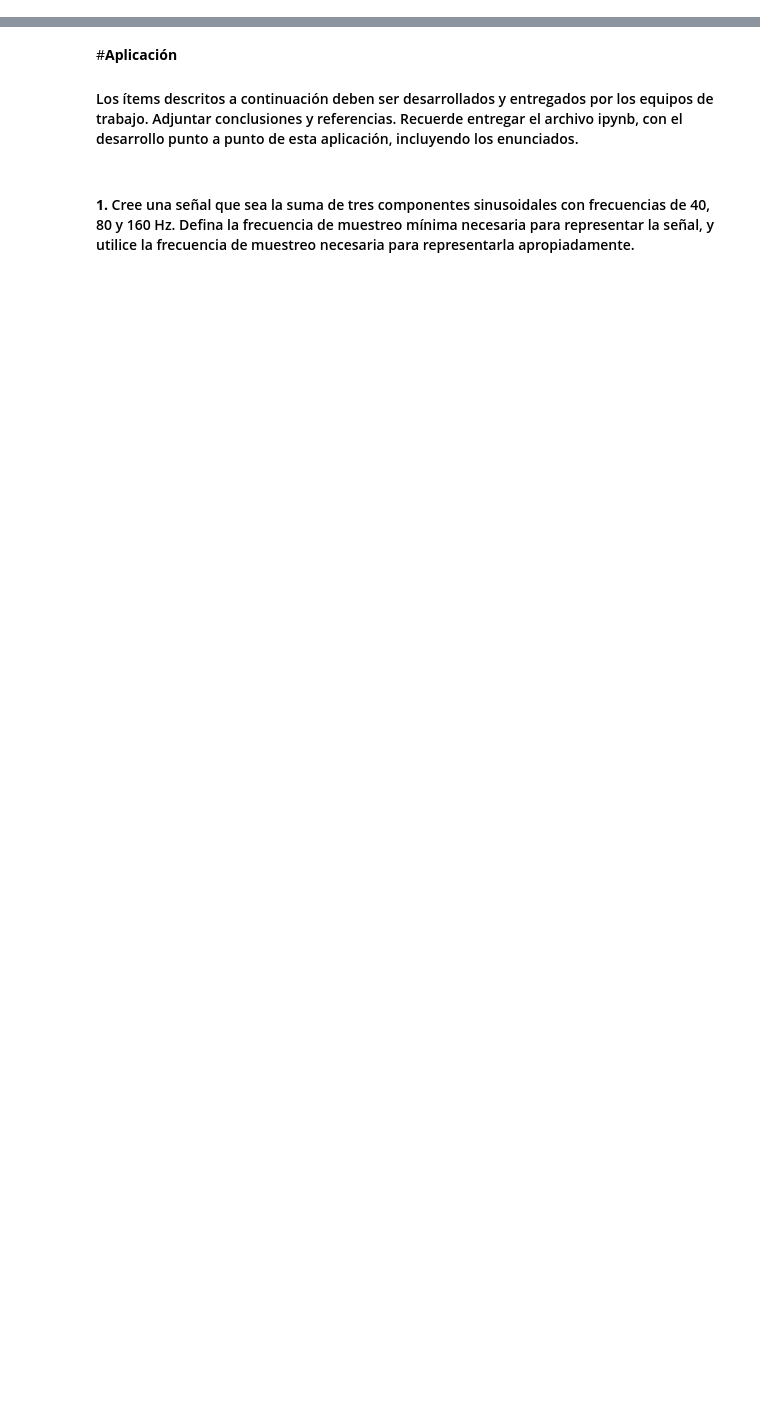
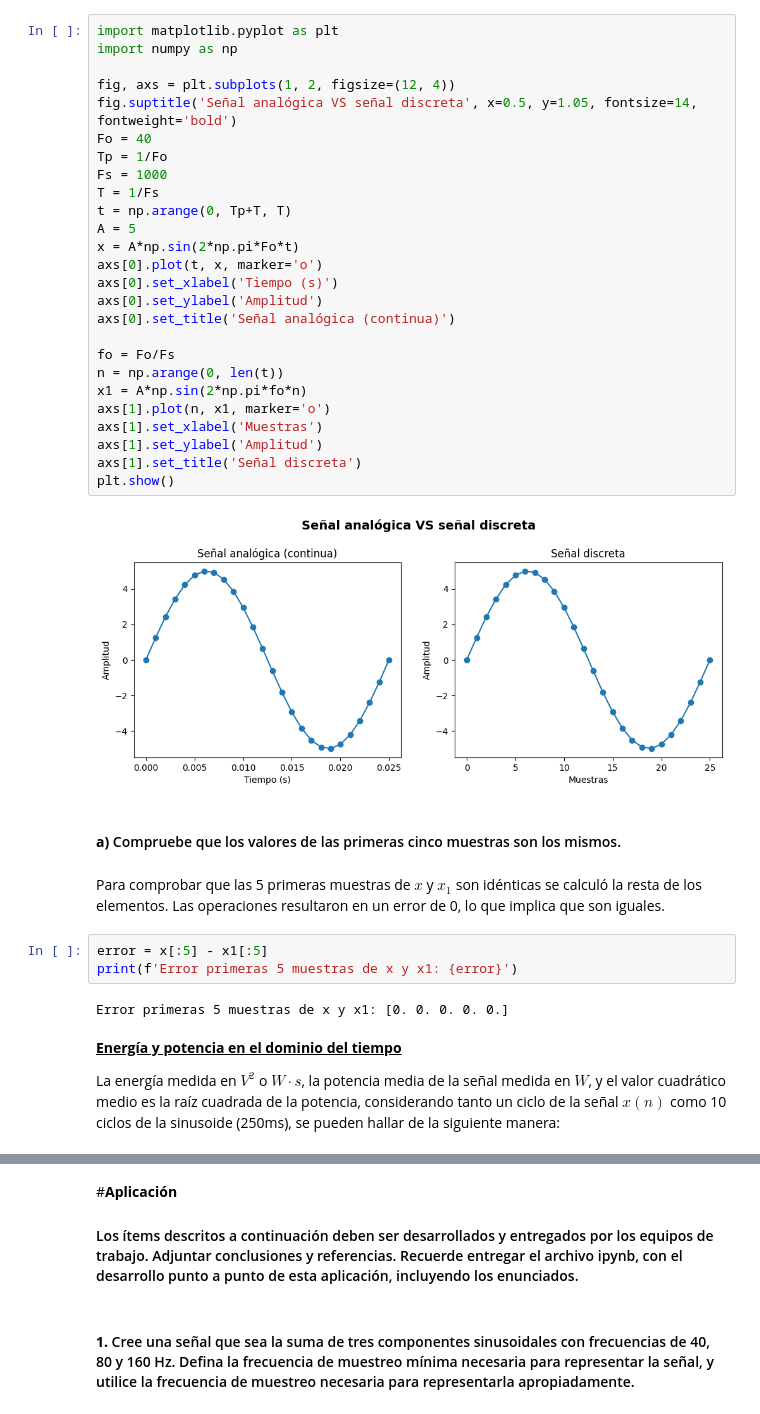
Before and after one commit to marianayarce1224/lab_biosenales, a Jupyter notebook: PRACTICA5/P5_Python_G3.ipynb, the cells around one changed output, grey strips where cells are left out. Saved outputs shown, nothing was run; the diff lists cells and outputs as text; blank space fills up the shorter version.

```diff
--- a/PRACTICA5/P5_Python_G3.ipynb
+++ b/PRACTICA5/P5_Python_G3.ipynb
@@ -11,0 +24,41 @@
+# %%
+import matplotlib.pyplot as plt
+import numpy as np
+
+fig, axs = plt.subplots(1, 2, figsize=(12, 4))
+fig.suptitle('Señal analógica VS señal discreta', x=0.5, y=1.05, fontsize=14, fontweight='bold')
+Fo = 40
+Tp = 1/Fo
+Fs = 1000
+T = 1/Fs
+t = np.arange(0, Tp+T, T)
+A = 5
+x = A*np.sin(2*np.pi*Fo*t)
+axs[0].plot(t, x, marker='o')
+axs[0].set_xlabel('Tiempo (s)')
+axs[0].set_ylabel('Amplitud')
+axs[0].set_title('Señal analógica (continua)')
+
+fo = Fo/Fs
+n = np.arange(0, len(t))
+x1 = A*np.sin(2*np.pi*fo*n)
+axs[1].plot(n, x1, marker='o')
+axs[1].set_xlabel('Muestras')
+axs[1].set_ylabel('Amplitud')
+axs[1].set_title('Señal discreta')
+plt.show()
+# %% [output]
+[figure, added]
+# %% [markdown]
+<h4><b>a)</b> Compruebe que los valores de las primeras cinco muestras son los mismos.</h4>
+# %% [markdown]
+Para comprobar que las 5 primeras muestras de $x$ y $x_1$ son idénticas se calculó la resta de los elementos. Las operaciones resultaron en un error de 0, lo que implica que son iguales.
+# %%
+error = x[:5] - x1[:5]
+print(f'Error primeras 5 muestras de x y x1: {error}')
+# %% [output]
+Error primeras 5 muestras de x y x1: [0. 0. 0. 0. 0.]
+# %% [markdown]
+<u><b>Energía y potencia en el dominio del tiempo</b></u>
+
+La energía medida en $V^2$ o $W \cdot s$, la potencia media de la señal medida en $W$, y el valor cuadrático medio es la raíz cuadrada de la potencia, considerando tanto un ciclo de la señal $x(n)$ como 10 ciclos de la sinusoide (250ms), se pueden hallar de la siguiente manera:
```
Also changed, not shown: parts of 20 cells of this notebook.
